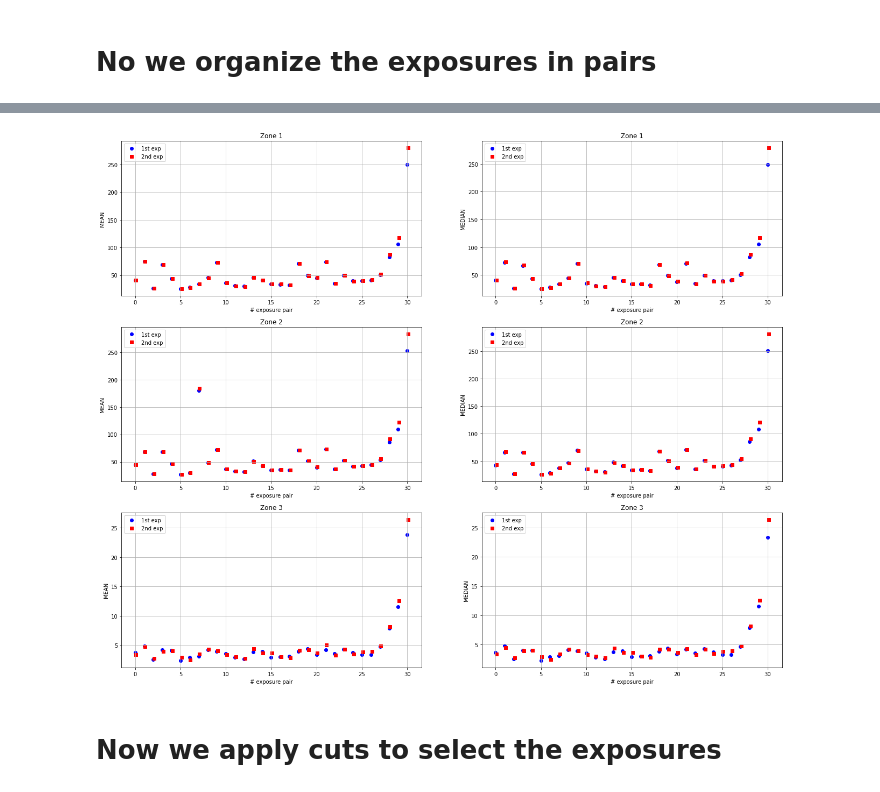
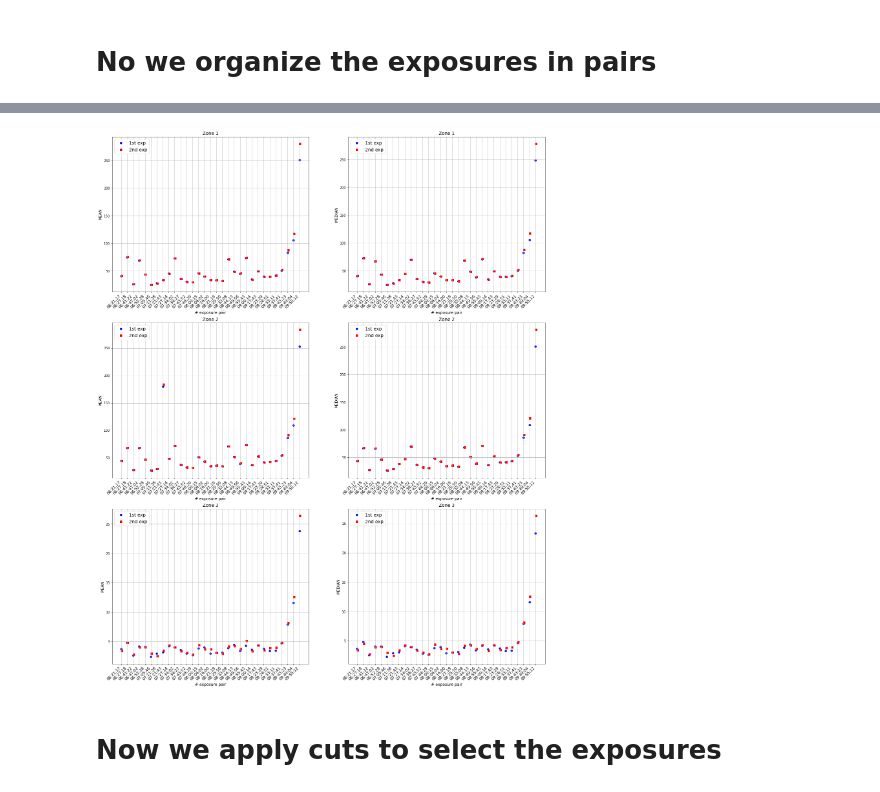
Before and after one commit to mrmonroy/AuxTel_night_stability, a Jupyter notebook: exposure_ratio.ipynb, the cells around one changed output, grey strips where cells are left out. Drawn from its saved outputs; the diff is of its cells as text; code cells hidden in the pictures.

```diff
--- a/exposure_ratio.ipynb
+++ b/exposure_ratio.ipynb
@@ -85,7 +85,7 @@ print(pairs)
 # %% [markdown]
 # Check that things work for one spectrum
 # %%
-ind0 = 465
+ind0 = pairs[0][0]
 # %%
 f0 = fits.open(image_name.format(ind0))
 # %%
@@ -299,3 +299,15 @@ for p in pairs:
         dict_medians_zones[(p,iz)] = (p1_median_,p2_median_)
 # %%
 #dict_means_zones
+# %%
+all_obs_times = []
+#for i in range(int(len(obs_times_)/2)):
+for ip in range(len(pairs)):
+    obs_time_ = df["time_start"][2*ip]
+    hour_ = obs_time_.split(' ')[1].split(':')[0]
+    minute_ = obs_time_.split(' ')[1].split(':')[1]
+    second_ = int(float(obs_time_.split(' ')[1].split(':')[2]))
+    if second_<10:
+        second_ = '0{0}'.format(second_)
+    all_obs_times.append('{0}:{1}:{2}'.format(hour_,minute_,second_))
+all_obs_times = np.array(all_obs_times)
@@ -302,24 +324,26 @@ for p in pairs:
 # %%
 
-fig,axs = plt.subplots(n_zones,len(metrics),figsize=(22,18))
+fig,axs = plt.subplots(n_zones,len(metrics),figsize=(24,30))
 
 for im,m in enumerate(metrics):
     dict_ = eval('dict_{0}s_zones'.format(m))
     for iz in range(1,n_zones+1):
         for ip,p_ in enumerate(pairs):
             p_ = tuple(p_)
 
             axs[iz-1,im].scatter(x_[ip],dict_[p_,iz][0],marker='o',color='b')
             axs[iz-1,im].scatter(x_[ip]+0.1,dict_[p_,iz][1],marker='s',color='r')
         axs[iz-1,im].plot([],[],ls='',marker='o',color='b',label='1st exp')
         axs[iz-1,im].plot([],[],ls='',marker='s',color='r',label='2nd exp')
         axs[iz-1,im].grid()
-        axs[iz-1,im].set_xlabel('# exposure pair')
-        axs[iz-1,im].set_ylabel(m.upper())
-        axs[iz-1,im].set_title('Zone {0}'.format(iz))
-        axs[iz-1,im].legend(loc="best")
+        axs[iz-1,im].set_xlabel('# exposure pair',fontsize=12)
+        axs[iz-1,im].set_ylabel(m.upper(),fontsize=12)
+        axs[iz-1,im].set_xticks(ticks=x_)
+        axs[iz-1,im].set_xticklabels(labels=all_obs_times,rotation=45.,ha='right',fontsize=12)
+        axs[iz-1,im].set_title('Zone {0}'.format(iz),fontsize=14)
+        axs[iz-1,im].legend(loc="best",fontsize=14)
 # %% [output]
-[figure, old version]
+[figure, new version]
 # %% [markdown]
 # Now we apply cuts to select the exposures
 # %% [markdown]
```
Also changed, not shown: parts of 17 cells of this notebook.
